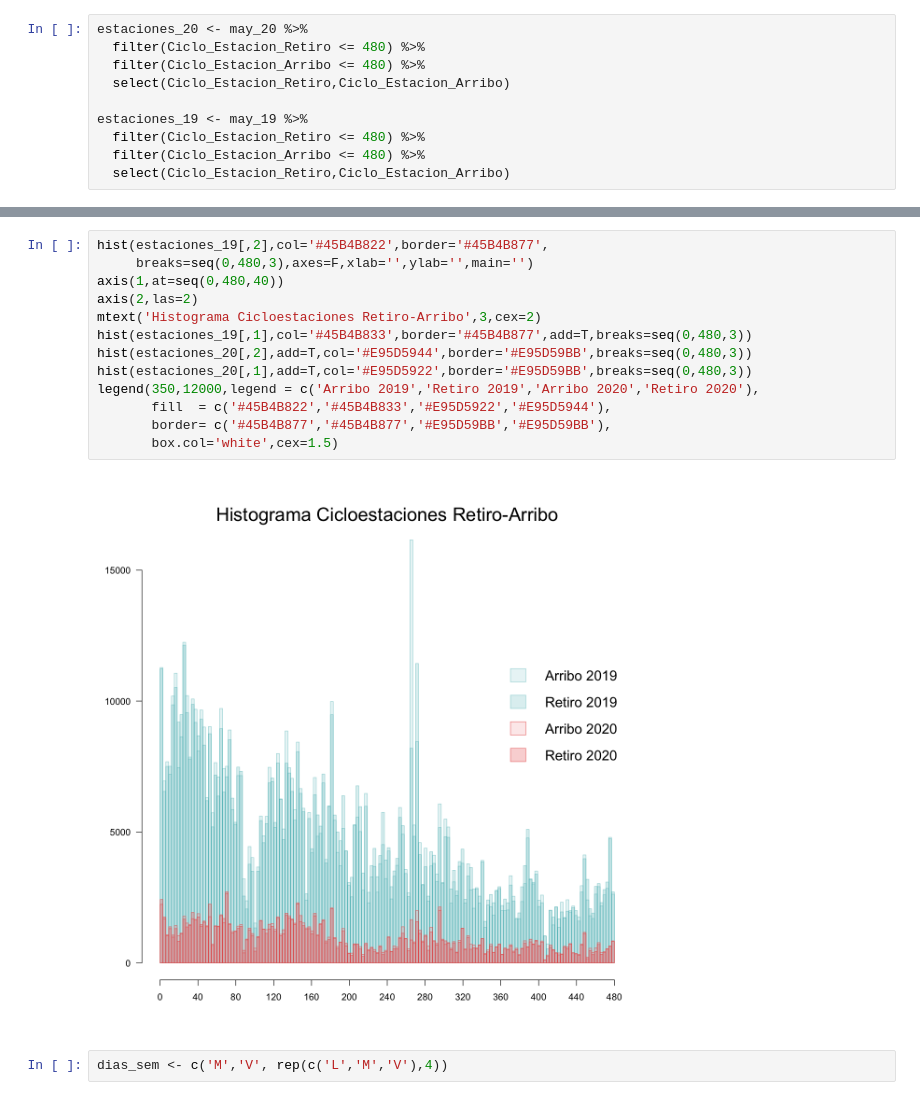
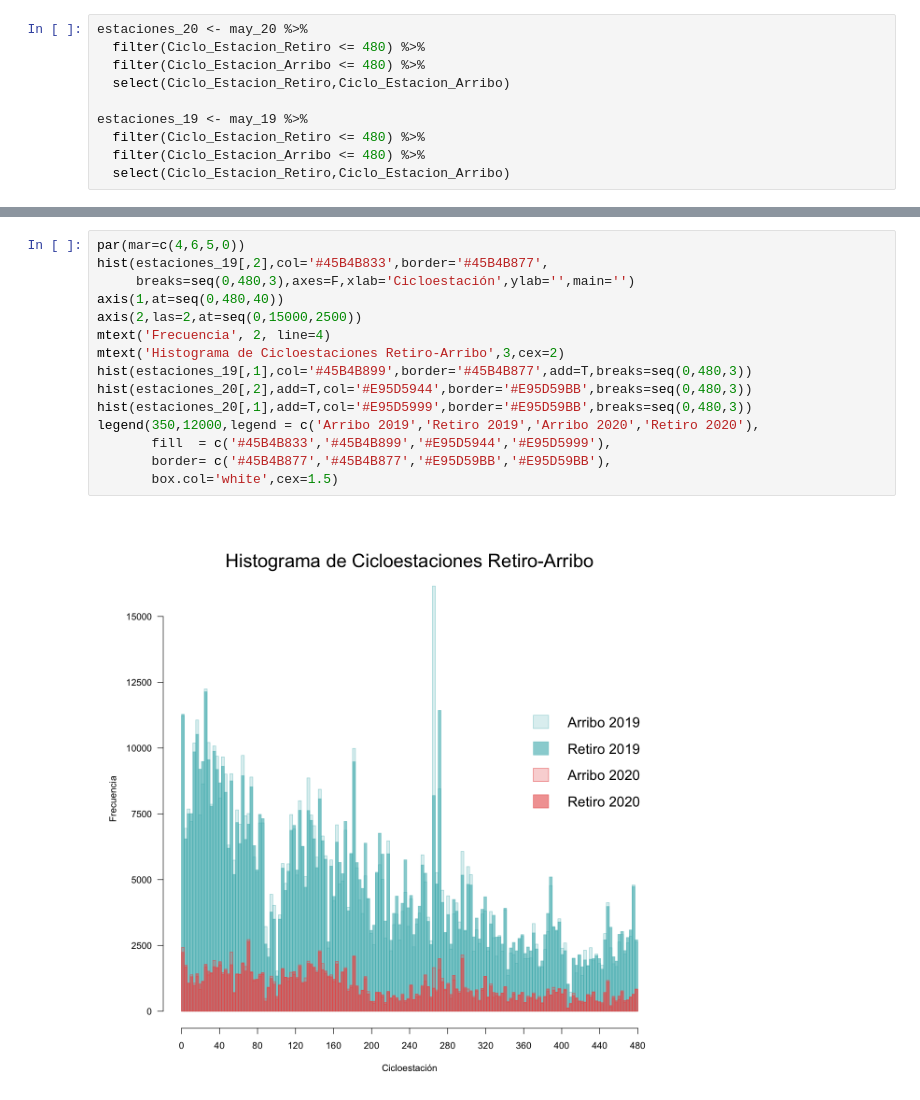
Before and after one commit to prope-2020-gh-classroom/practica-final-por-equipos-verano-2020-itam-Eduardo-Moreno, a Jupyter notebook: Descriptive_Analysis.ipynb, the cells around one changed output, grey strips where cells are left out. Cells and saved outputs as stored; diff of their text form.

```diff
--- a/Descriptive_Analysis.ipynb
+++ b/Descriptive_Analysis.ipynb
@@ -242,17 +253,17 @@ estaciones_19 <- may_19 %>%
 # %%
-hist(estaciones_19[,2],col='#45B4B822',border='#45B4B877',
-     breaks=seq(0,480,3),axes=F,xlab='',ylab='',main='')
+par(mar=c(4,6,5,0))
+hist(estaciones_19[,2],col='#45B4B833',border='#45B4B877',
+     breaks=seq(0,480,3),axes=F,xlab='Cicloestación',ylab='',main='')
 axis(1,at=seq(0,480,40))
-axis(2,las=2)
-mtext('Histograma Cicloestaciones Retiro-Arribo',3,cex=2)
-hist(estaciones_19[,1],col='#45B4B833',border='#45B4B877',add=T,breaks=seq(0,480,3))
+axis(2,las=2,at=seq(0,15000,2500))
+mtext('Frecuencia', 2, line=4)
+mtext('Histograma de Cicloestaciones Retiro-Arribo',3,cex=2)
+hist(estaciones_19[,1],col='#45B4B899',border='#45B4B877',add=T,breaks=seq(0,480,3))
 hist(estaciones_20[,2],add=T,col='#E95D5944',border='#E95D59BB',breaks=seq(0,480,3))
-hist(estaciones_20[,1],add=T,col='#E95D5922',border='#E95D59BB',breaks=seq(0,480,3))
+hist(estaciones_20[,1],add=T,col='#E95D5999',border='#E95D59BB',breaks=seq(0,480,3))
 legend(350,12000,legend = c('Arribo 2019','Retiro 2019','Arribo 2020','Retiro 2020'),
-       fill  = c('#45B4B822','#45B4B833','#E95D5922','#E95D5944'),
+       fill  = c('#45B4B833','#45B4B899','#E95D5944','#E95D5999'),
        border= c('#45B4B877','#45B4B877','#E95D59BB','#E95D59BB'),
        box.col='white',cex=1.5)
 # %% [output]
-[figure, old version]
+[figure, new version]
-# %%
-dias_sem <- c('M','V', rep(c('L','M','V'),4))
```
Also changed, not shown: parts of 24 cells of this notebook, 2 other files.
